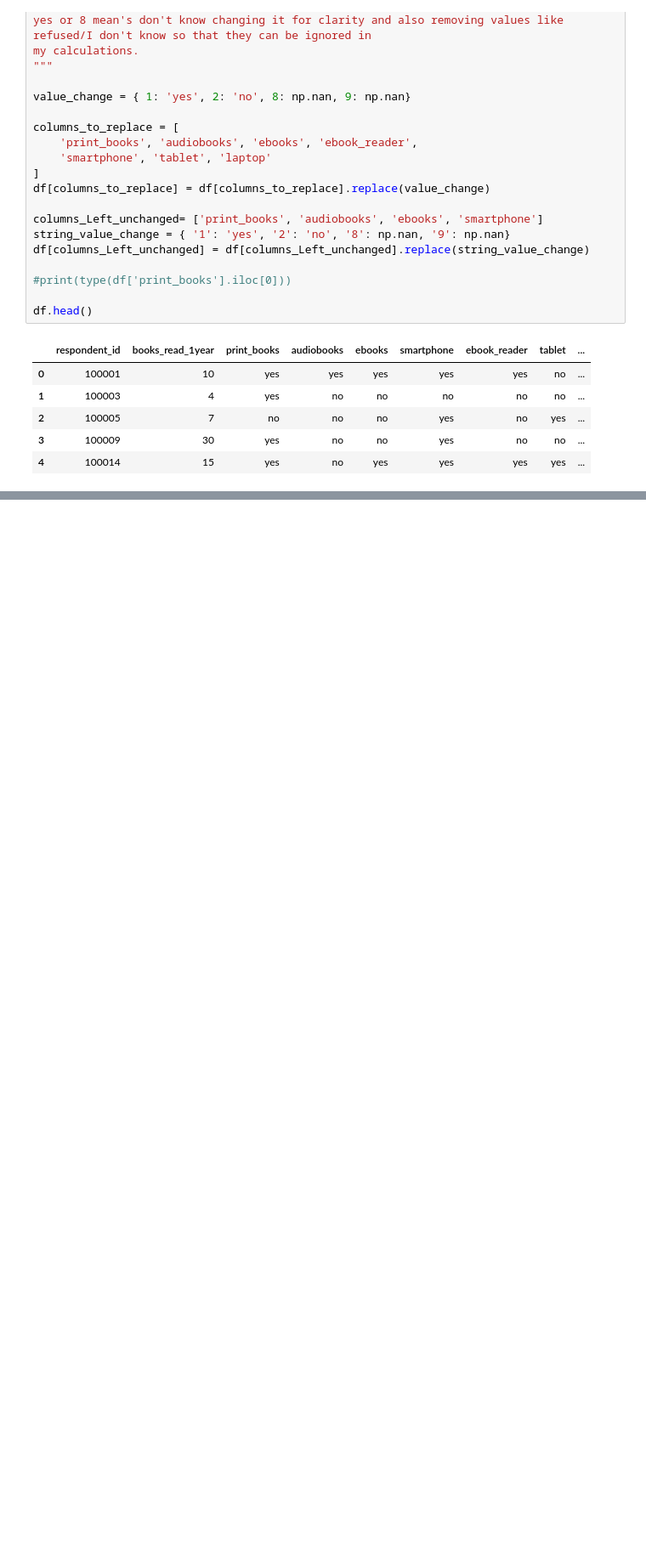
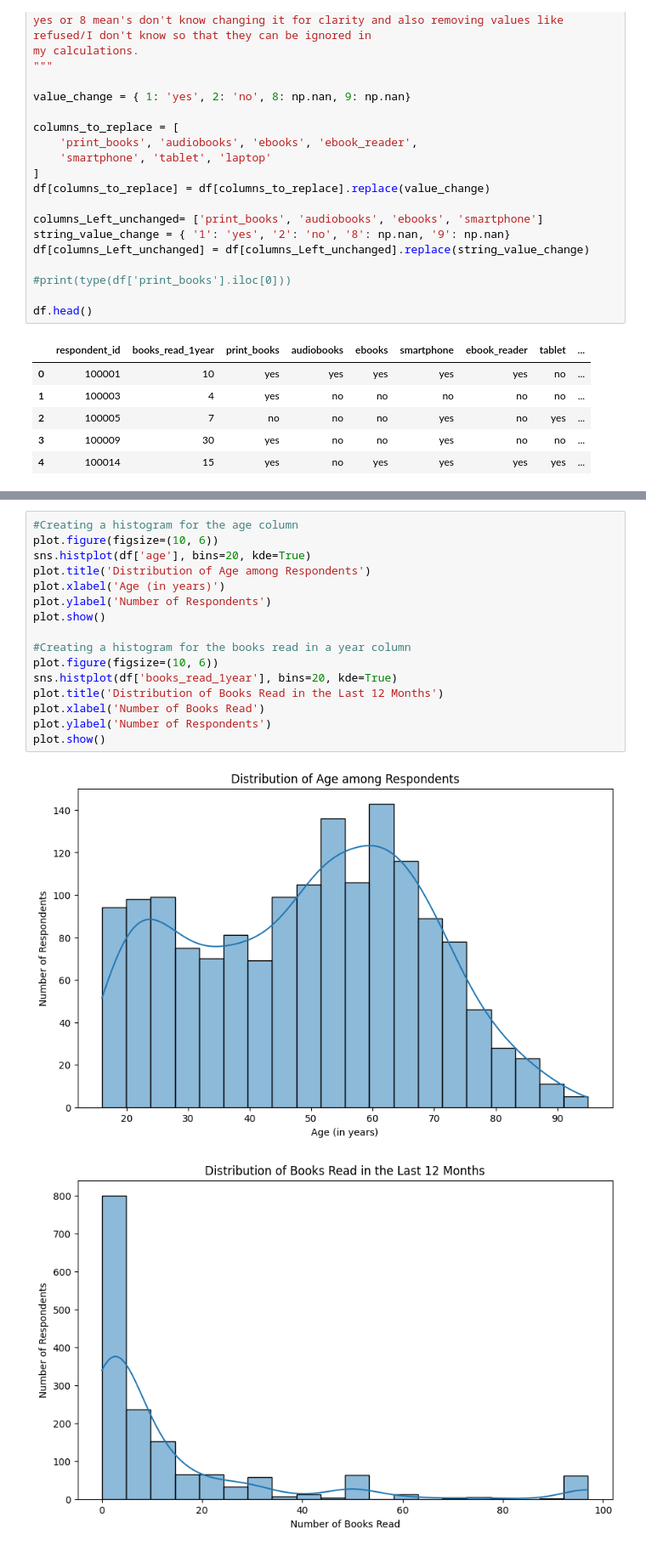
Before and after one commit to Omoyi/Book-Reading-Analysis-Project, a Jupyter notebook: readersDataCleaning.ipynb, the cells around one changed output, grey strips where cells are left out. Shown at 85% size. Saved outputs shown, nothing was run; the diff lists cells and outputs as text; blank space fills up the shorter version.

```diff
--- a/readersDataCleaning.ipynb
+++ b/readersDataCleaning.ipynb
@@ -168,0 +193,19 @@ Name: count, dtype: int64
+# %%
+#Creating a histogram for the age column
+plot.figure(figsize=(10, 6))
+sns.histplot(df['age'], bins=20, kde=True)
+plot.title('Distribution of Age among Respondents')
+plot.xlabel('Age (in years)')
+plot.ylabel('Number of Respondents')
+plot.show()
+
+#Creating a histogram for the books read in a year column
+plot.figure(figsize=(10, 6))
+sns.histplot(df['books_read_1year'], bins=20, kde=True)
+plot.title('Distribution of Books Read in the Last 12 Months')
+plot.xlabel('Number of Books Read')
+plot.ylabel('Number of Respondents')
+plot.show()
+# %% [output]
+[figure, added]
+[figure, added]
```
Also changed, not shown: parts of 5 cells of this notebook, 1 other file.
